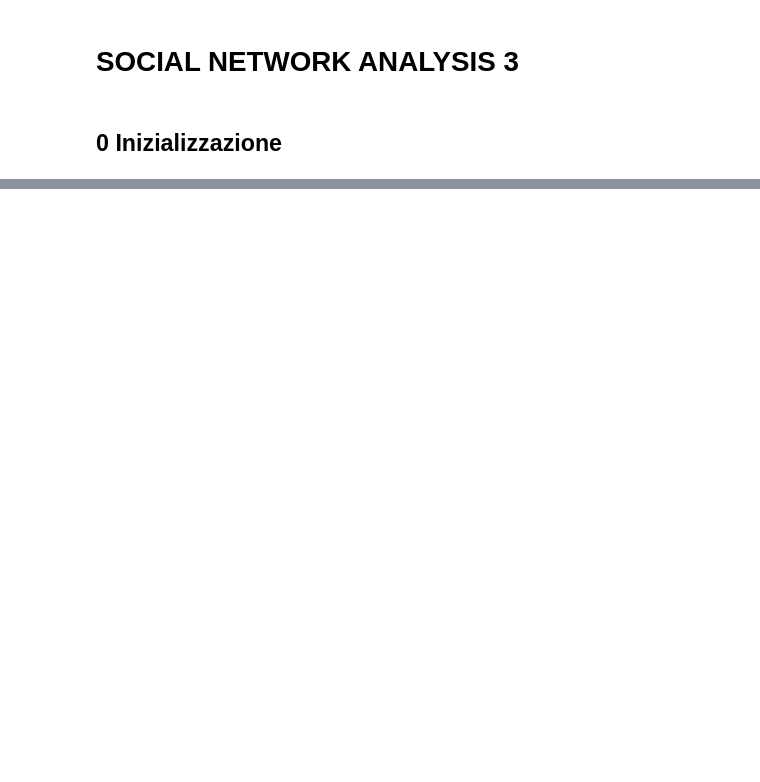
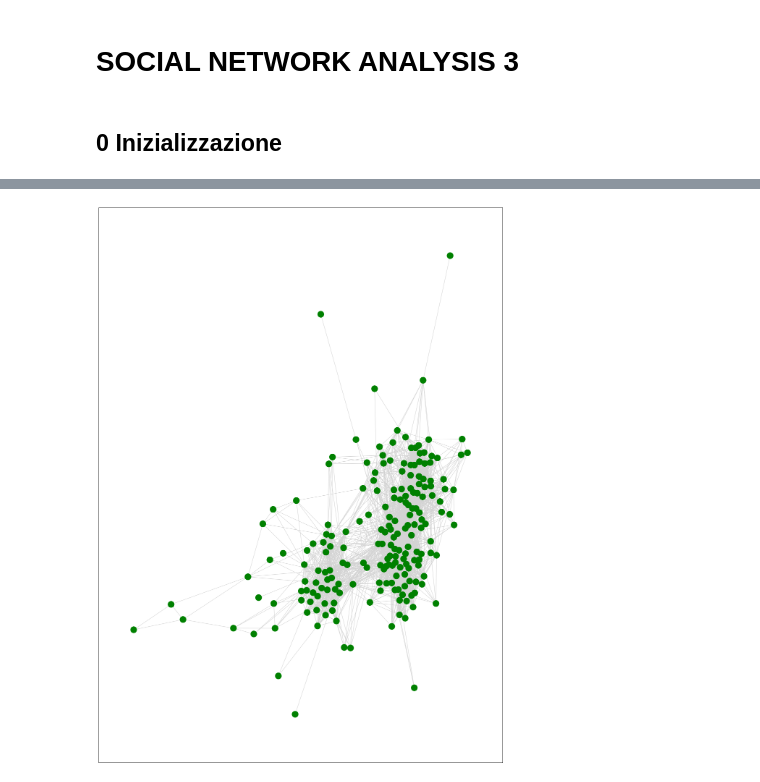
Before and after one commit to Badar97/Progetto_DataScience, a Jupyter notebook: 3-NetworkX/SocialNetworkAnalysisPt3.ipynb, the cells around one changed output, grey strips where cells are left out. Cells and saved outputs as stored; diff of their text form; code cells hidden in the pictures; blank space fills up the shorter version.

```diff
--- a/3-NetworkX/SocialNetworkAnalysisPt3.ipynb
+++ b/3-NetworkX/SocialNetworkAnalysisPt3.ipynb
@@ -106,0 +61,10 @@ def ego_net_top5(ego):
+# %%
+node_colors = ['green' for node in G.nodes()]
+edge_colors = ['red' if (int(edge[0]), int(edge[1])) in bridges else 'lightgrey' for edge in edges]
+plt.figure(figsize=(20,28.2))
+coord = nx.spring_layout(G, k=0.55, iterations=20)
+nx.draw_networkx_nodes(G, pos, node_color=node_colors)
+nx.draw_networkx_edges(G, pos, edge_color=edge_colors)
+plt.show()
+# %% [output]
+[figure, added]
```
Also changed, not shown: parts of 13 cells of this notebook.
